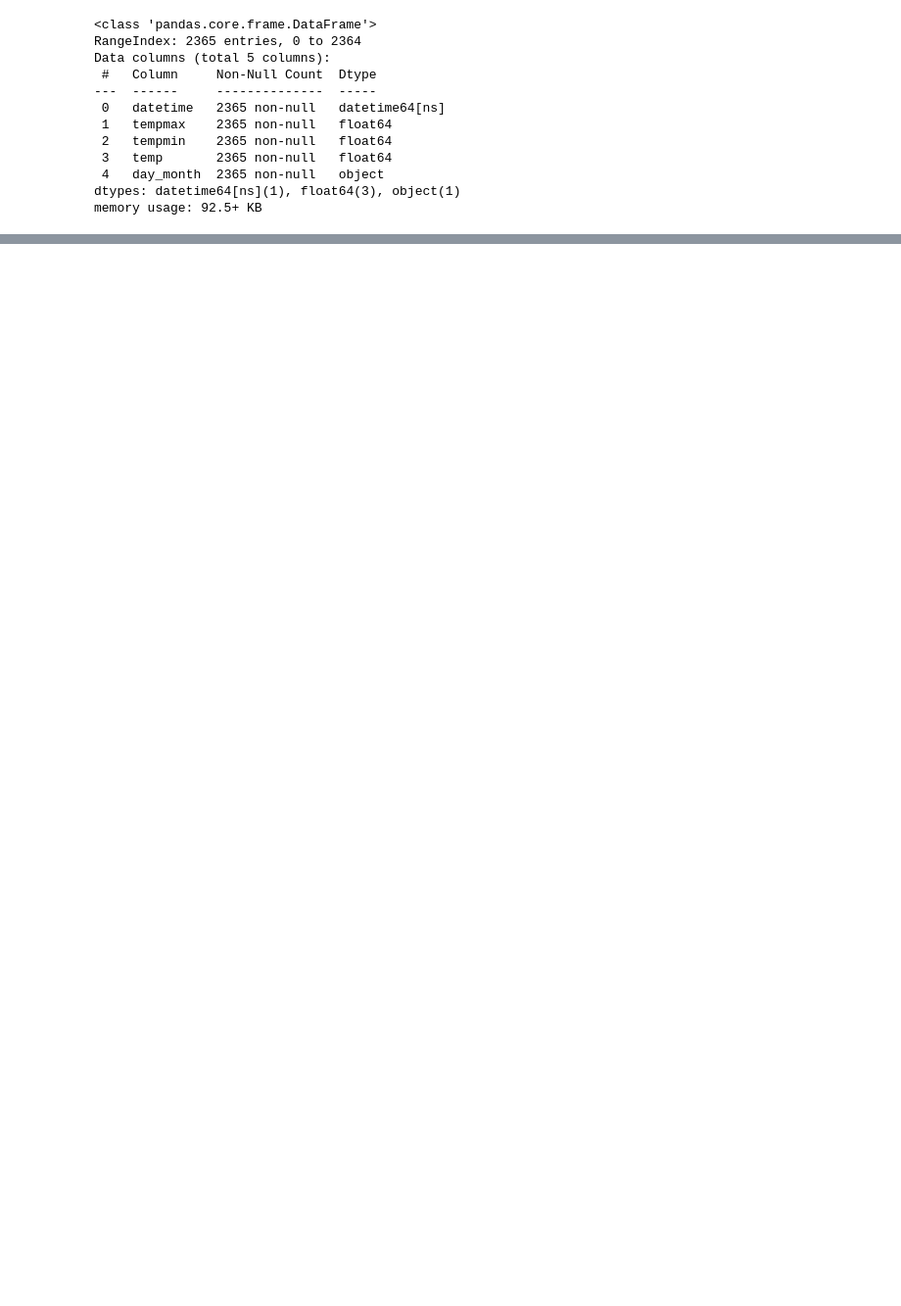
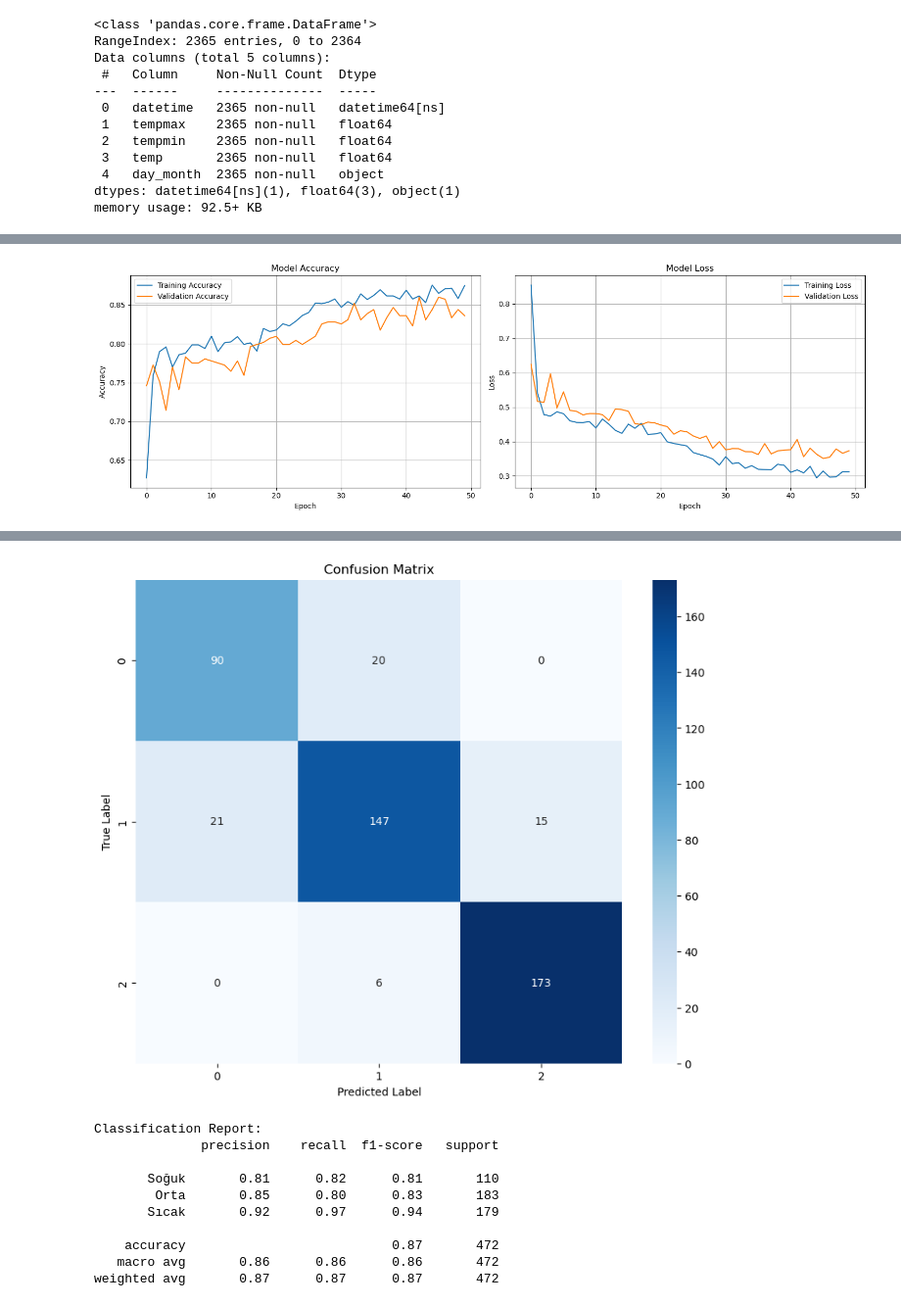
Before and after one commit to ali-cemputer/Time_Series_Forecasting, a Jupyter notebook: main.ipynb, the cells around one changed output, grey strips where cells are left out. Shown at 98% size. Drawn from its saved outputs; the diff is of its cells as text; code cells hidden in the pictures; blank space fills up the shorter version.

```diff
--- a/main.ipynb
+++ b/main.ipynb
@@ -296,0 +264,54 @@ Test accuracy: 0.8390
+# %%
+import matplotlib.pyplot as plt
+import seaborn as sns
+from sklearn.metrics import confusion_matrix, classification_report
+
+# Eğitim geçmişini görselleştirme
+def plot_training_history(history):
+    fig, (ax1, ax2) = plt.subplots(1, 2, figsize=(15, 5))
+
+    # Accuracy plot
+    ax1.plot(history.history['accuracy'], label='Training Accuracy')
+    ax1.plot(history.history['val_accuracy'], label='Validation Accuracy')
+    ax1.set_title('Model Accuracy')
+    ax1.set_xlabel('Epoch')
+    ax1.set_ylabel('Accuracy')
+    ax1.legend()
+    ax1.grid(True)
+
+    # Loss plot
+    ax2.plot(history.history['loss'], label='Training Loss')
+    ax2.plot(history.history['val_loss'], label='Validation Loss')
+    ax2.set_title('Model Loss')
+    ax2.set_xlabel('Epoch')
+    ax2.set_ylabel('Loss')
+    ax2.legend()
+    ax2.grid(True)
+
+    plt.tight_layout()
+    plt.show()
+
+# Confusion Matrix görselleştirme
+def plot_confusion_matrix(y_true, y_pred):
+    cm = confusion_matrix(y_true, y_pred)
+    plt.figure(figsize=(10, 8))
+    sns.heatmap(cm, annot=True, fmt='d', cmap='Blues')
+    plt.title('Confusion Matrix')
+    plt.ylabel('True Label')
+    plt.xlabel('Predicted Label')
+    plt.show()
+
+    # Sınıflandırma raporu
+    print("\nClassification Report:")
+    print(classification_report(y_true, y_pred,
+                              target_names=['Soğuk', 'Orta', 'Sıcak']))
+
+
+plot_training_history(history)
+
+# Test seti tahminleri
+y_pred = model.predict(X_test)
+y_pred_classes = np.argmax(y_pred, axis=1)
+plot_confusion_matrix(y_test, y_pred_classes)
+# %% [output]
+[figure, added]
@@ -296,0 +319,11 @@ Test accuracy: 0.8390
+[figure, added]
+Classification Report:
+              precision    recall  f1-score   support
+
+       Soğuk       0.81      0.82      0.81       110
+        Orta       0.85      0.80      0.83       183
+       Sıcak       0.92      0.97      0.94       179
+
+    accuracy                           0.87       472
+   macro avg       0.86      0.86      0.86       472
+weighted avg       0.87      0.87      0.87       472
```
Also changed, not shown: parts of 16 cells of this notebook, 11 other files.
